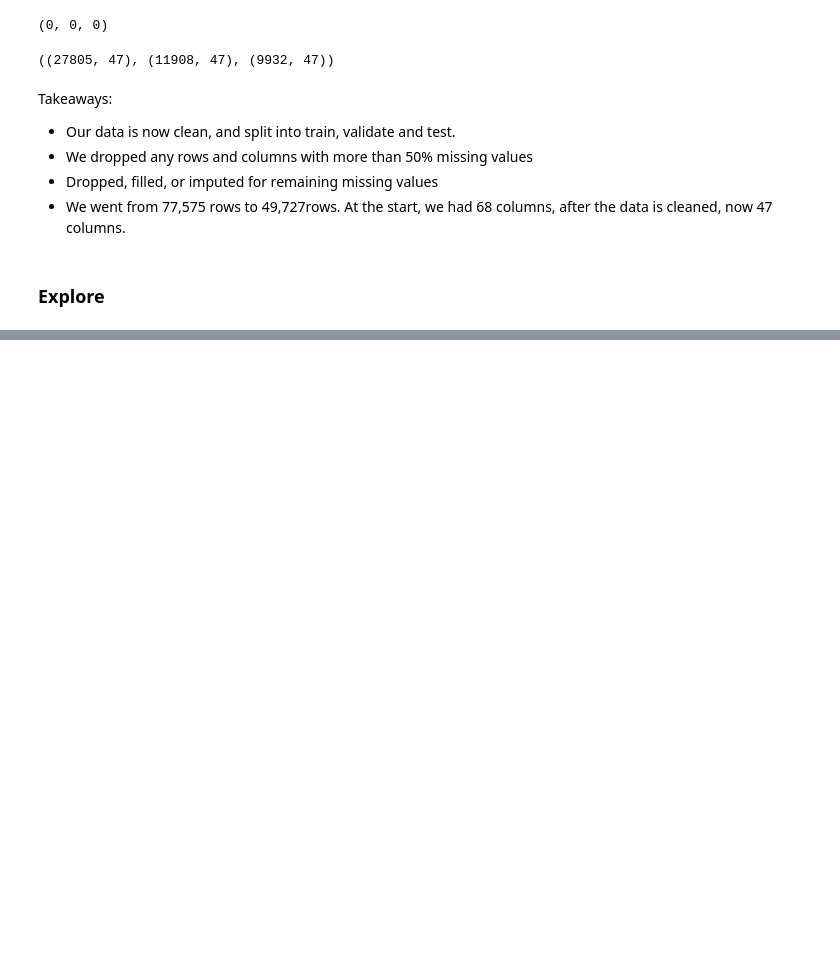
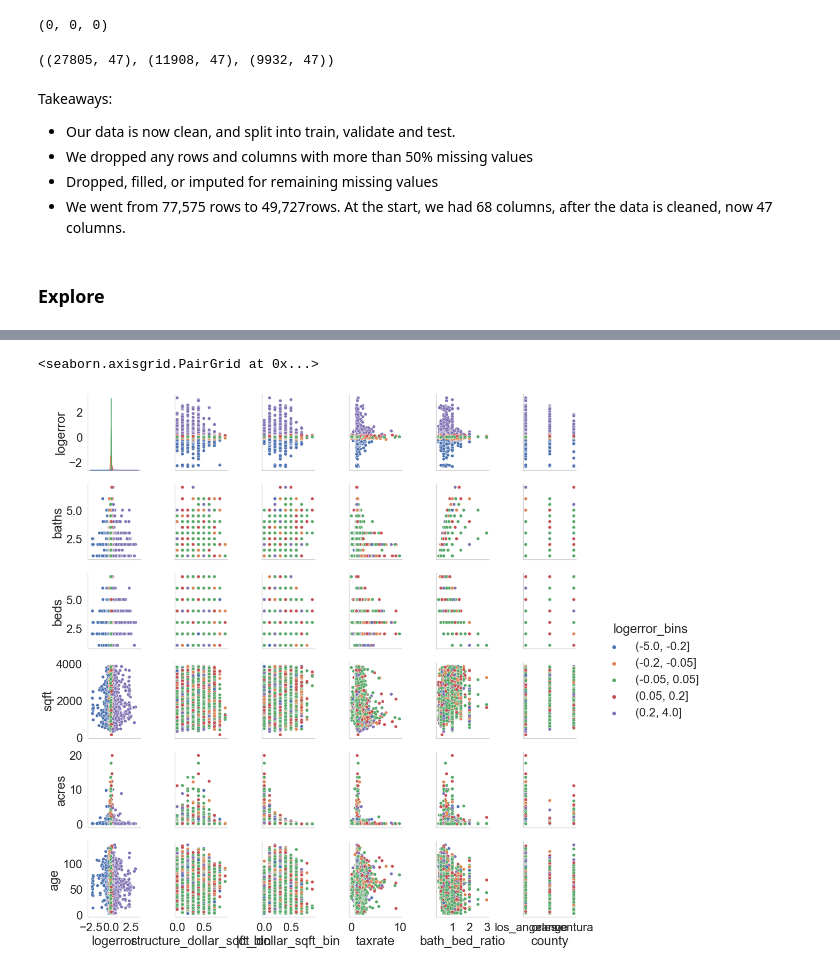
Before and after one commit to Olivert75/clustering_project, a Jupyter notebook: final_notebook.ipynb, the cells around one changed output, grey strips where cells are left out. Drawn from its saved outputs; the diff is of its cells as text; code cells hidden in the pictures; blank space fills up the shorter version.

```diff
--- a/final_notebook.ipynb
+++ b/final_notebook.ipynb
@@ -160,0 +287,10 @@ Takeaways:
+# %%
+#let's add log error bins
+train['logerror_bins'] = pd.cut(train.logerror, [-5, -.2, -.05, .05, .2, 4])
+# %%
+#the pairplot
+sns.pairplot(data = train, hue = 'logerror_bins', x_vars = ['logerror','structure_dollar_sqft_bin', 'lot_dollar_sqft_bin', 'taxrate', 'bath_bed_ratio','county'],
+             y_vars = ['logerror', 'baths','beds', 'sqft', 'acres', 'age'])
+# %% [output]
+<seaborn.axisgrid.PairGrid at 0x...>
+[figure, added]
```
Also changed, not shown: parts of 10 cells of this notebook.
